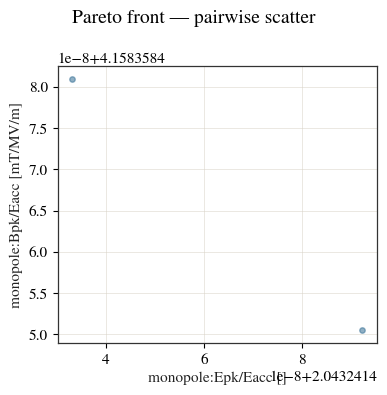
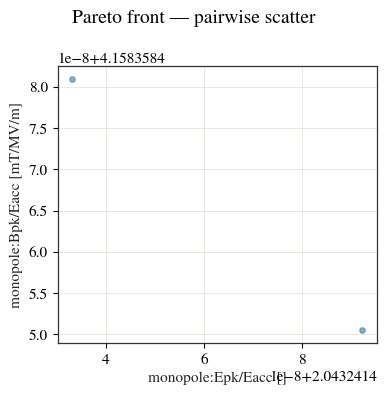
Unified diff of the notebook cell whose output changed from the first chart to the second:
--- before
+++ after
@@ -1,2 +1 @@
 opt.plot_pareto(kind='scatter', normalise=False)
-plt.show()

Commit: feat: introduce full analysis framework for cavities including multipacting, wakefield, tuning, UQ, and documentation examples